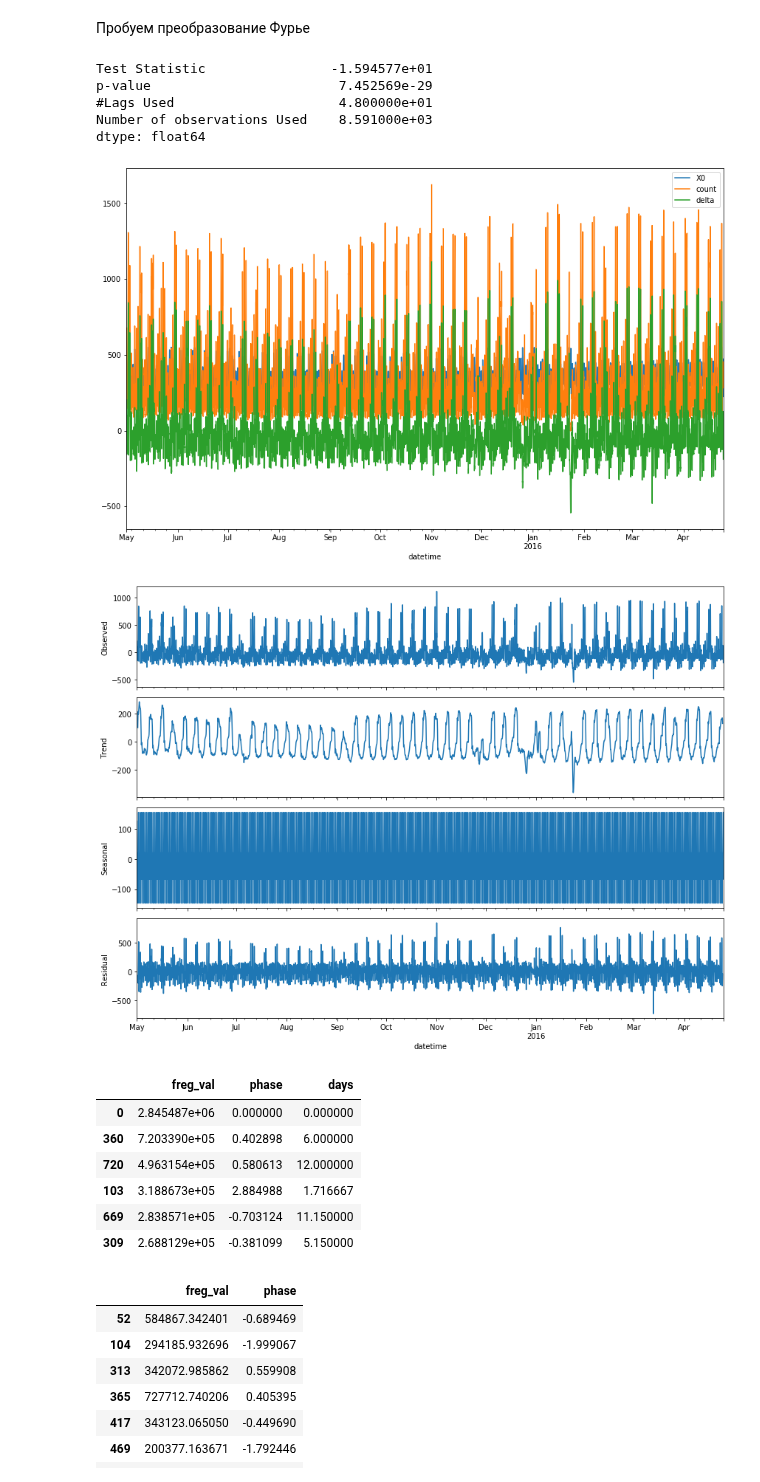
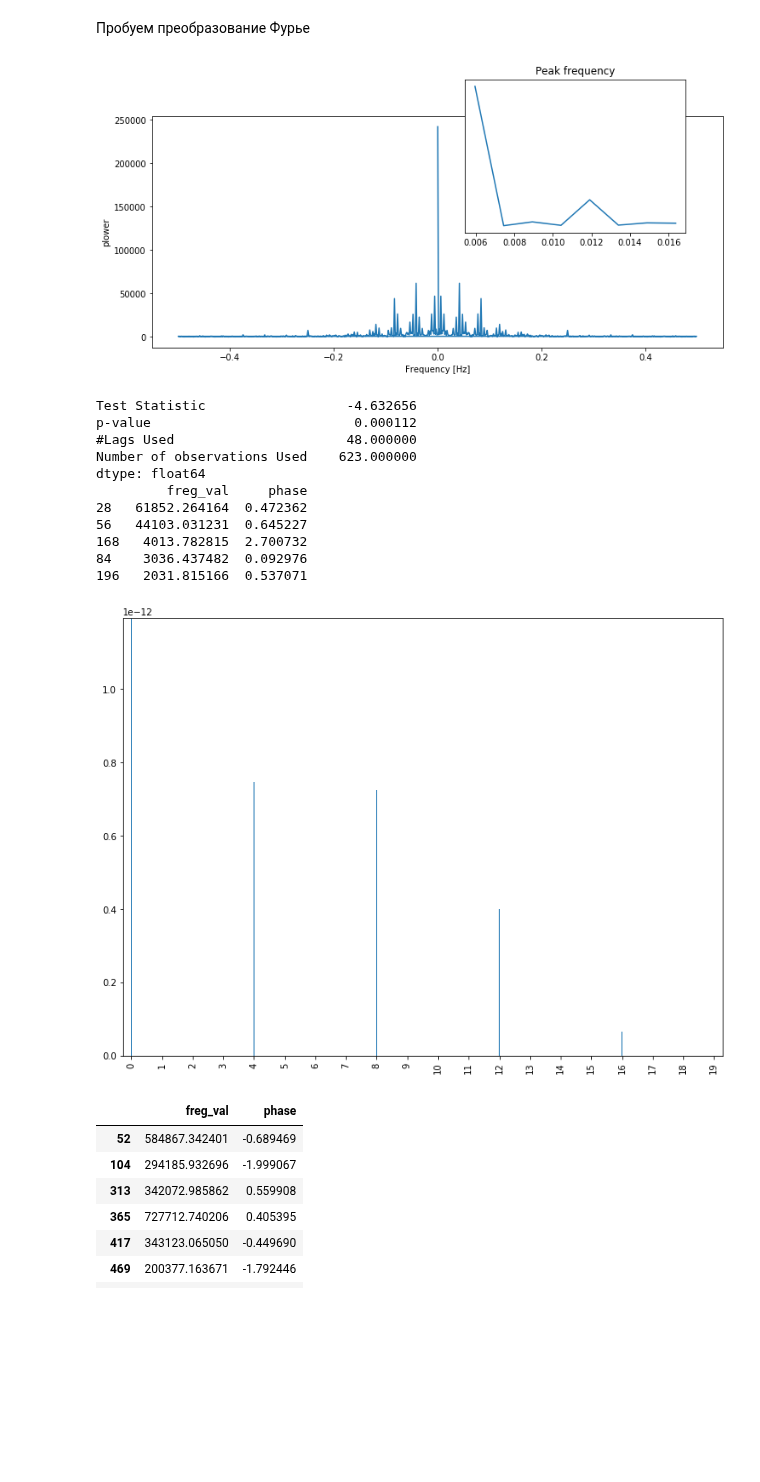
Before and after one commit to dminikorenb/DataLearning, a Jupyter notebook: 3-Taxi/dminik6_part3_w3.ipynb, the cells around one changed output. Cells and saved outputs as stored; diff of their text form; code cells hidden in the pictures; blank space fills up the shorter version.

```diff
--- a/3-Taxi/dminik6_part3_w3.ipynb
+++ b/3-Taxi/dminik6_part3_w3.ipynb
@@ -249,59 +243,98 @@ decomp.plot();
 [figure]
 # %% [markdown]
 Пробуем преобразование Фурье
+# %%
+stmp = s.head(4*7*24).copy()
+stmp = stmp.dropna()
+
+sample_freq = np.fft.fftfreq(stmp.shape[0], d=1)
+power = np.abs(np.fft.fft(stmp['count'].values))
+
+plt.figure(figsize=(12, 5))
+plt.plot(sample_freq, power)
+plt.xlabel('Frequency [Hz]')
+plt.ylabel('plower')
+
+# Find the peak frequency: we can focus on only the positive frequencies
+pos_mask = np.where(sample_freq > 0.005)
+freqs = sample_freq[pos_mask]
+peak_freq = freqs[power[pos_mask].argmax()]
+
+# Check that it does indeed correspond to the frequency that we generate
+# the signal with
+# np.allclose(peak_freq, 1./period)
+
+# An inner plot to show the peak frequency
+axes = plt.axes([0.55, 0.5, 0.3, 0.5])
+plt.title('Peak frequency')
+plt.plot(freqs[:8], power[:8])
+plt.setp(axes, yticks=[]);
+
+# scipy.signal.find_peaks_cwt can also be used for more advanced
+# peak detection
+# %% [output]
+[figure, added]
 # %%
 # Задача - построить распределение, выбрати nRet наибольших частот и для них построить график
 def fft_freg_xxx( df, nRet=10, fregMin = 0 ):
 
+    sample_freq = np.fft.fftfreq(df.shape[0], d=24)
     N = df.shape[0] // 2
     Y = np.fft.fft(df['count'].values) # fft computing and normalization
     df_fft = pd.DataFrame(np.abs(Y[:N]), columns=['freg_val'])
     df_fft['phase'] = np.angle(Y[:N])
                                                   #     return df_fft[df_fft.freg_val > 100000]
     df_fft.sort_values(by='freg_val', ascending=False, inplace=True)
 #     df_fft = df_fft[df_fft.index > fregMin].head(nRet)
 
     df_fft['days'] = df_fft.index.values / 60.
 
     df_fft = df_fft[ (df_fft.days == 0.) | ( df_fft.days > 1.) ].head(nRet)
 
     Y0 = [ V if i in df_fft.index.values else 0 for i,V in enumerate(Y) ]
     X0 = np.fft.ifft(Y0)
     df['X0'] = np.abs( X0 )
     stmp['delta'] = stmp['count'] - stmp['X0']
     rcParams['figure.figsize'] = 12, 9
-    df[['X0', 'count', 'delta']].plot(figsize=(14.5, 9))
+#     df[['X0', 'count', 'delta']].plot(figsize=(14.5, 9))
 #     plt.plot(X0)
 
     dftest =  adfuller(stmp['delta'], autolag=None, maxlag=24*2)
     dfoutput = pd.Series(dftest[0:4], index=['Test Statistic','p-value','#Lags Used','Number of observations Used'])
     print (dfoutput)
     rcParams['figure.figsize'] = 12, 9
     decomp=seasonal_decompose(stmp['delta'] )
-    decomp.plot()
-    pl.show()
+#     print(decomp.seasonal)
+    Yses = np.fft.fft(decomp.seasonal)
+    df_fft_ses = pd.DataFrame(np.abs(Yses[:N]), columns=['freg_val'])
+    df_fft_ses['phase'] = np.angle(Yses[:N])
+    df_fft_ses.sort_values(by='freg_val', ascending=False, inplace=True)
+    df_fft_ses['freg_val'].sort_index().head(20).plot.bar(width=0.05)
+#     df_fft['freg_val'].sort_index().plot.bar(width=0.05)
+    print(df_fft_ses.head())
+
+#     decomp.plot()
+#     pl.show()
     return df_fft
 
 #
-stmp = s.head(360*24).copy()
+stmp = s.head(4*7*24).copy()
 stmp = stmp.dropna()
-df_plot = fft_freg_xxx(stmp, 6, 0)
-df_plot
+df_plot = fft_freg_xxx(stmp, 20, 0)
+# df_plot
 # %% [output]
-Test Statistic                -1.594577e+01
-p-value                        7.452569e-29
-#Lags Used                     4.800000e+01
-Number of observations Used    8.591000e+03
+Test Statistic                  -4.632656
+p-value                          0.000112
+#Lags Used                      48.000000
+Number of observations Used    623.000000
 dtype: float64
+         freg_val     phase
+28   61852.264164  0.472362
+56   44103.031231  0.645227
+168   4013.782815  2.700732
+84    3036.437482  0.092976
+196   2031.815166  0.537071
-[figure, old version]
+[figure, new version]
-[figure, removed]
-|  | freg_val | phase | days |
-| 0 | 2.845487e+06 | 0.000000 | 0.000000 |
-| 360 | 7.203390e+05 | 0.402898 | 6.000000 |
-| 720 | 4.963154e+05 | 0.580613 | 12.000000 |
-| 103 | 3.188673e+05 | 2.884988 | 1.716667 |
-| 669 | 2.838571e+05 | -0.703124 | 11.150000 |
-| 309 | 2.688129e+05 | -0.381099 | 5.150000 |
 # %%
 def fft_freg( df, nRet=10, fregMin = 0 ):
 
```
Also changed, not shown: parts of 1 cell of this notebook.
